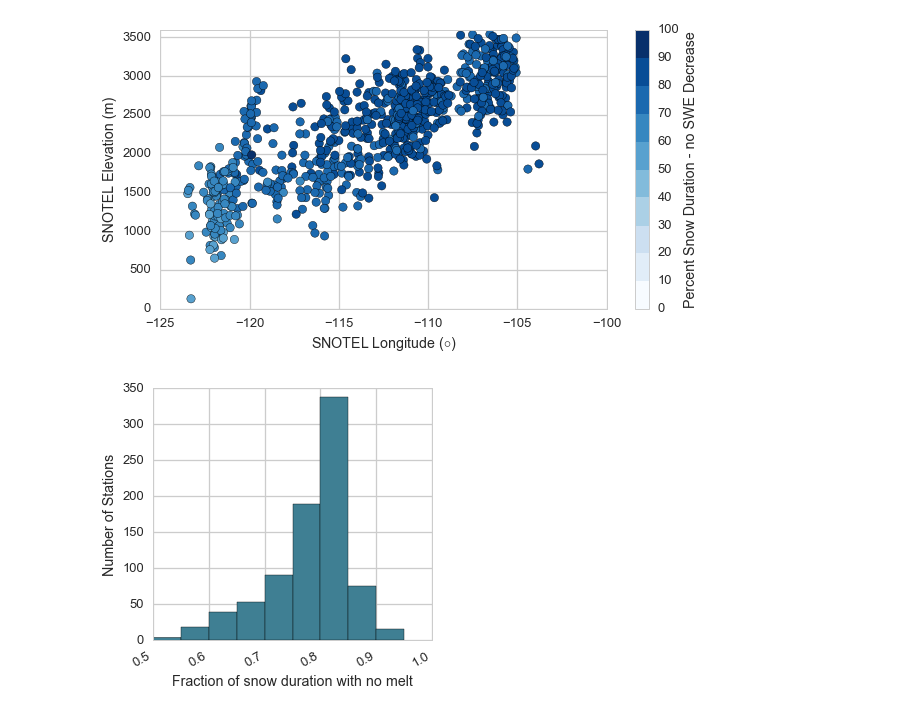
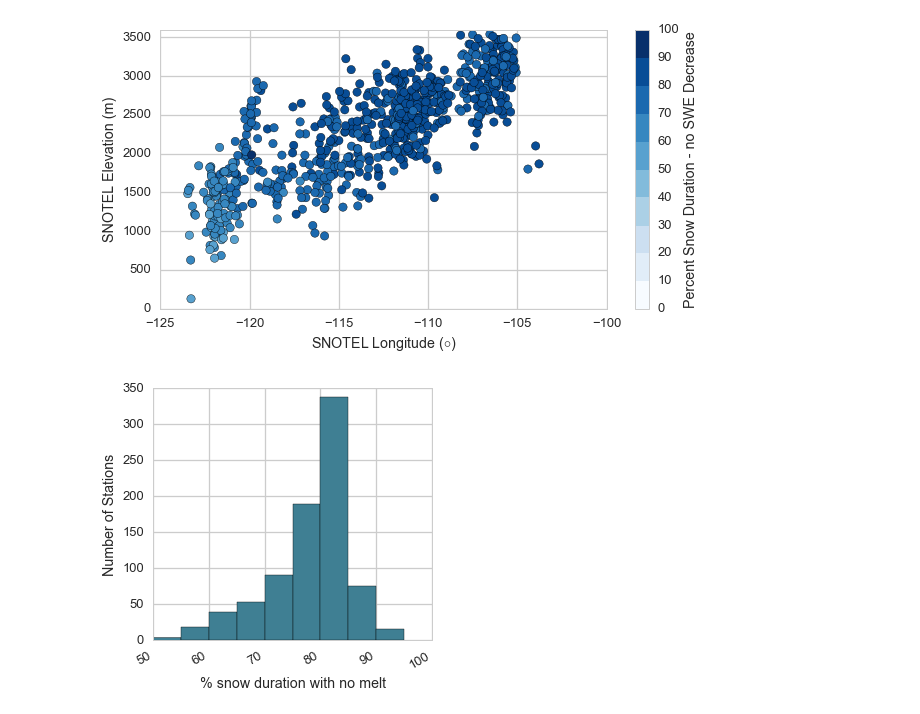
Before and after one commit to klapo/TurbulenceFeedbacks, a Jupyter notebook: TF.SNOTEL.dataExploration.ipynb, the cells around one changed output. Saved outputs shown, nothing was run; the diff lists cells and outputs as text; code cells hidden in the pictures.

Commit message:
Refinements to histogram plot for WSC manuscript

```diff
--- a/TF.SNOTEL.dataExploration.ipynb
+++ b/TF.SNOTEL.dataExploration.ipynb
@@ -24,7 +24,7 @@ import sys, pickle, os
 
 # import subplots function for plotting
 import seaborn as sns
-sns.set_context('talk')
+sns.set_context('paper')
 sns.set_style('whitegrid')
 import matplotlib
 from matplotlib.pyplot import subplots
@@ -44,6 +44,7 @@ elif 'darwin' in sys.platform:
 
 # Directory for the SNOTEL data
 dir_data = dir_pre+'SnowHydrology/proj/TurbulenceFeedbacks/data/'
+dirPrint = dir_pre+'SnowHydrology/proj/TurbulenceFeedbacks/Graphics'
 # %% [markdown]
 ## Read the SWE data from Mark
 # %%
@@ -274,11 +275,11 @@ cbar.ax.set_ylabel('Percent Snow Duration - no SWE Decrease')
 # %%
 ## Histogram of station melt percent
 fig,ax = plt.subplots(1,1,figsize=(5,5))
-n, bins, patches = plt.hist(ds.fracSD,np.arange(0.5,1.,.05))
+n, bins, patches = plt.hist(ds.fracSD*100.,np.arange(0.5,1.,.05)*100)
 
 # Format
-ax.set_xlabel('Fraction of snow duration with no melt')
+ax.set_xlabel('% snow duration with no melt')
 ax.set_ylabel('Number of Stations')
 fig.autofmt_xdate()
 # %% [output]
-[figure, old version]
+[figure, new version]
```
Also changed, not shown: parts of 3 cells of this notebook.
